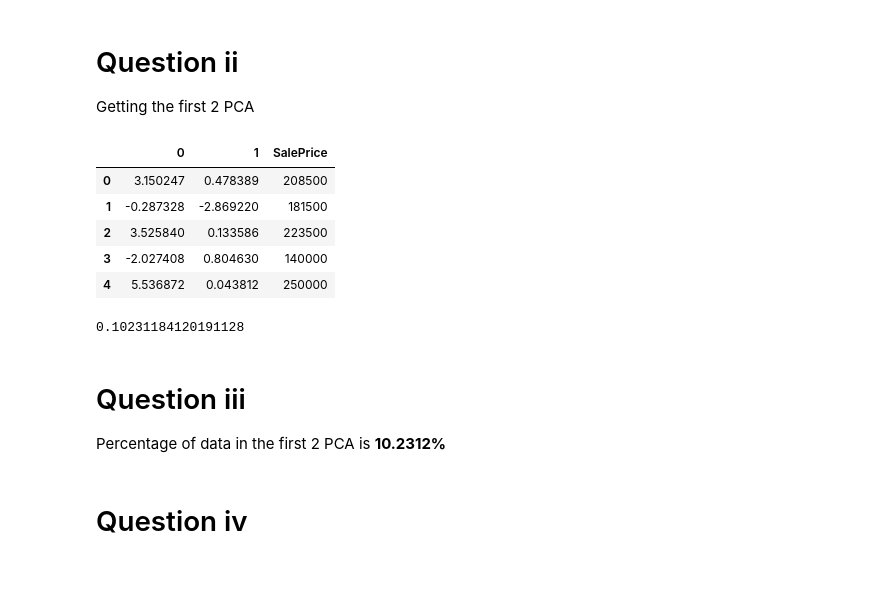
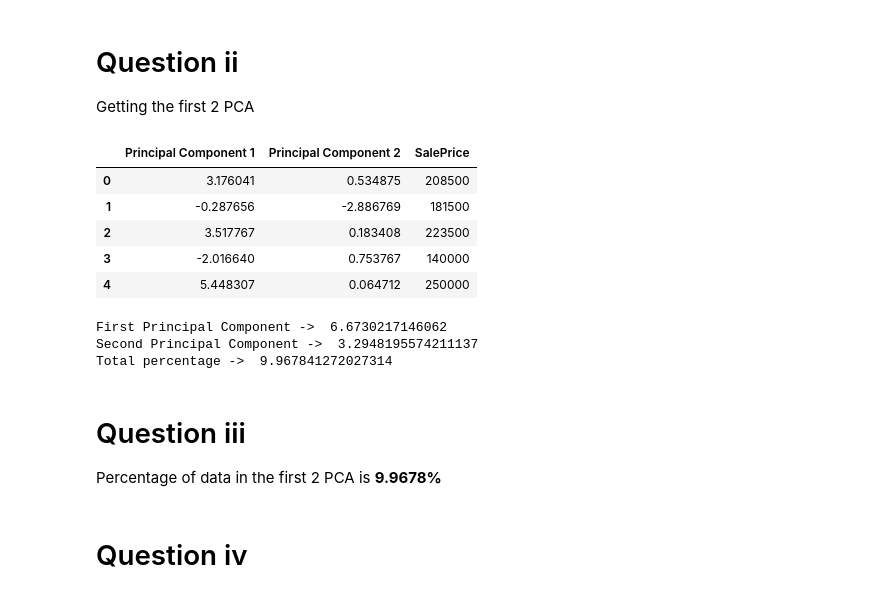
Before and after one commit to M-Waweru/ML_Unit, a Jupyter notebook: ML_TaskTwo.ipynb, the cells around one changed output. Saved outputs shown, nothing was run; the diff lists cells and outputs as text; code cells hidden in the pictures.

```diff
--- a/ML_TaskTwo.ipynb
+++ b/ML_TaskTwo.ipynb
@@ -16,4 +19,6 @@ Saving train_data.csv to train_data.csv
 # %%
 df = pd.read_csv('train_data.csv')
+# Dropping Id column
+df.drop(columns='Id', inplace=True)
 df.head()
 # %% [output]
@@ -27,14 +31,10 @@ df.head()
 # %% [markdown]
 # Dealing with Null values
 # %%
-# Dealing with null values
+# Getting percentage of missing values in columns with null values
+null_check = ((df.isnull().sum())/1460) * 100
 
-def checkNullColumns(df):
-  null_check = df.isnull().sum()
-
-  null_cols = null_check[null_check > 0]
-  print(null_cols)
-  null_cols.sort_values(ascending = False).plot(kind='bar')
-
-checkNullColumns(df)
+null_cols = null_check[null_check > 0]
+print(null_cols)
+null_cols.sort_values(ascending = False).plot(kind='bar')
 # %% [output]
@@ -128,0 +65,13 @@ memory usage: 924.0+ KB
+# %%
+with_null_df = df.copy()
+
+for col in null_cols.index:
+  # If the column is a float, replace the null value with None
+  if with_null_df[col].dtype == 'float64':
+    with_null_df[col].replace(np.nan, 0, inplace=True)
+  elif with_null_df[col].dtype == 'object':
+    with_null_df[col].replace(np.nan, 'None', inplace=True)
+  else:
+    with_null_df['Electrical'].replace('None', 'SBrkr', inplace=True)
+
+with_null_df.columns.isnull().any()
@@ -184,5 +133,6 @@ dummies_df.head()
 5 rows × 218 columns
 # %%
 # Turning dataframe to a matrix
-X = dummies_df.loc[:,].values
-y = dummies_df.loc[:, ['SalePrice']].values
+X = dummies_df.drop(['SalePrice'], axis=1).values
+y = dummies_df['SalePrice'].values
+X
@@ -197,25 +169,30 @@ Getting the first 2 PCA
 # %%
 first_pca = PCA(n_components=2)
 pc_s = first_pca.fit_transform(X)
-pca_data = pd.DataFrame(pc_s)
+pca_data = pd.DataFrame(pc_s, columns=['Principal Component 1', 'Principal Component 2'])
 
 pca_data = pd.concat([pca_data, dummies_df['SalePrice']], axis=1)
 pca_data.head()
 # %% [output]
-|  | 0 | 1 | SalePrice |
-| 0 | 3.150247 | 0.478389 | 208500 |
-| 1 | -0.287328 | -2.869220 | 181500 |
-| 2 | 3.525840 | 0.133586 | 223500 |
-| 3 | -2.027408 | 0.804630 | 140000 |
-| 4 | 5.536872 | 0.043812 | 250000 |
+|  | Principal Component 1 | Principal Component 2 | SalePrice |
+| 0 | 3.176041 | 0.534875 | 208500 |
+| 1 | -0.287656 | -2.886769 | 181500 |
+| 2 | 3.517767 | 0.183408 | 223500 |
+| 3 | -2.016640 | 0.753767 | 140000 |
+| 4 | 5.448307 | 0.064712 | 250000 |
-# %%
-first_pca.explained_variance_ratio_.sum()
-# %% [output]
-0.10231184120191128
+# %%
+print('First Principal Component -> ', first_pca.explained_variance_ratio_[0]*100)
+print('Second Principal Component -> ', first_pca.explained_variance_ratio_[1]*100)
+
+print('Total percentage -> ', first_pca.explained_variance_ratio_.sum()*100)
+# %% [output]
+First Principal Component ->  6.6730217146062
+Second Principal Component ->  3.2948195574211137
+Total percentage ->  9.967841272027314
 # %% [markdown]
 # Question iii
 
-Percentage of data in the first 2 PCA is **10.2312%**
+Percentage of data in the first 2 PCA is **9.9678%**
 # %% [markdown]
 # Question iv
 # %%
```
Also changed, not shown: parts of 17 cells of this notebook.
